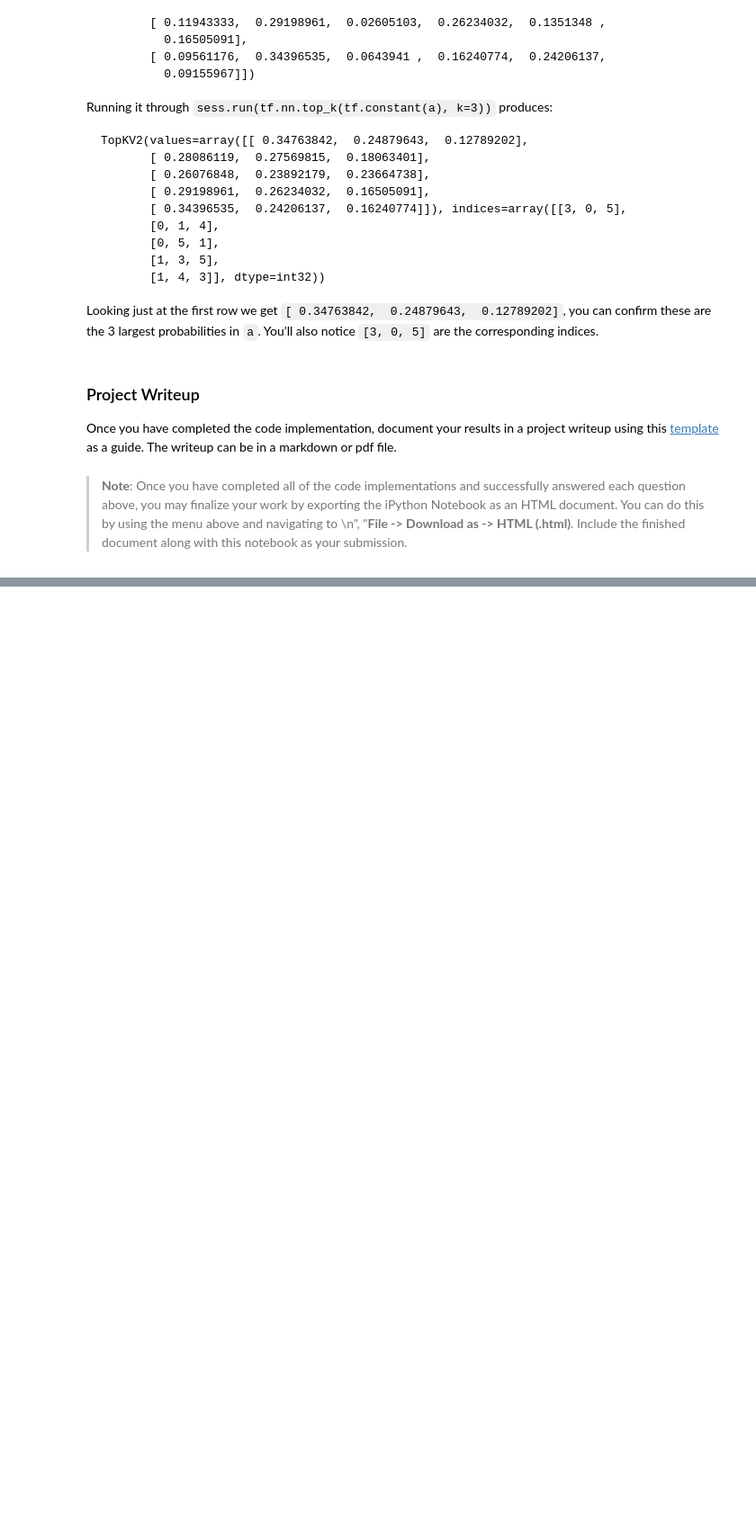
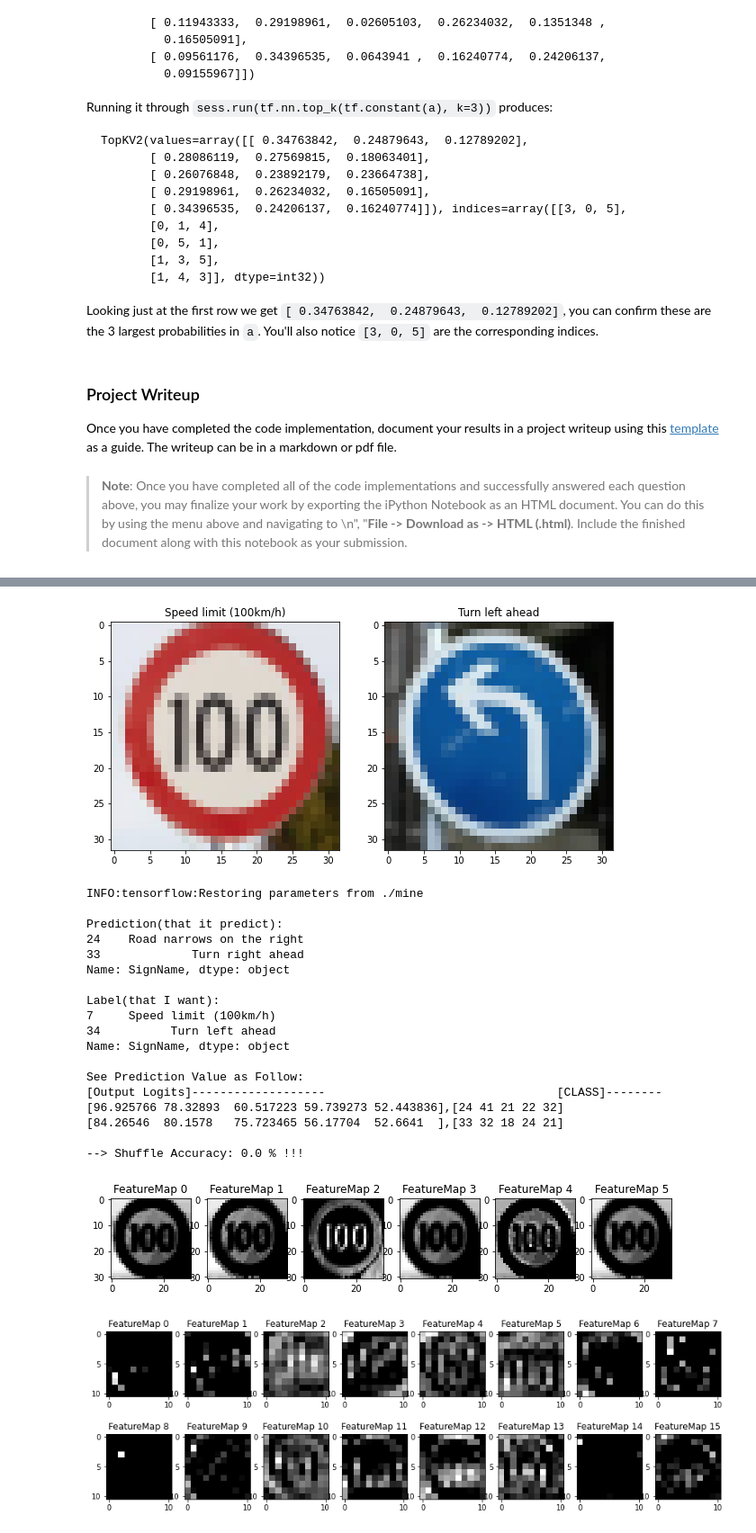
Before and after one commit to SungwookLE/NeuralLab, a Jupyter notebook: 3.Traffic_Sign_Classifier_Project/Traffic_Sign_Classifier.ipynb, the cells around one changed output, grey strips where cells are left out. Shown at 90% size. Cells and saved outputs as stored; diff of their text form; code cells hidden in the pictures; blank space fills up the shorter version.

```diff
--- a/3.Traffic_Sign_Classifier_Project/Traffic_Sign_Classifier.ipynb
+++ b/3.Traffic_Sign_Classifier_Project/Traffic_Sign_Classifier.ipynb
@@ -445,6 +534,7 @@ def outputFeatureMap(image_input, tf_activation, activation_min=-1, activation_m
     # image_input =
     # Note: x should be the same name as your network's tensorflow data placeholder variable
     # If you get an error tf_activation is not defined it may be having trouble accessing the variable from inside a function
+    tf_activation=tf.convert_to_tensor(tf_activation)
     activation = tf_activation.eval(session=sess,feed_dict={x : image_input})
     featuremaps = activation.shape[3]
     plt.figure(plt_num, figsize=(15,15))
@@ -459,3 +549,67 @@ def outputFeatureMap(image_input, tf_activation, activation_min=-1, activation_m
             plt.imshow(activation[0,:,:, featuremap], interpolation="nearest", vmin=activation_min, cmap="gray")
         else:
             plt.imshow(activation[0,:,:, featuremap], interpolation="nearest", cmap="gray")
+# %%
+### Run the predictions here and use the model to output the prediction for each image.
+### Make sure to pre-process the images with the same pre-processing pipeline used earlier.
+### Feel free to use as many code cells as needed.
+
+#Using new_image
+fig, ax = plt.subplots(1,2, figsize=(10,5))
+i=0
+for img in new_set:
+    ax[i].imshow(img)
+    ax[i].set_title( str(signames.loc[new_label[i]][1]))
+    i+=1
+
+plt.show()
+
+X_shuffle = new_set
+y_shuffle = new_label
+
+with tf.Session() as sess:
+    sess.run(tf.global_variables_initializer())
+    saver.restore(sess,'./mine')
+
+    X_shuffle_normal = normalize_all(X_shuffle)
+    logi = sess.run(logits, feed_dict={x: X_shuffle_normal, keep_prob: 1})
+    visual_conv1 = sess.run(conv1, feed_dict={x:X_shuffle_normal, keep_prob:1})
+    visual_conv2 = sess.run(conv2, feed_dict={x:X_shuffle_normal, keep_prob:1})
+
+    validation_accuracy = evaluate(X_shuffle_normal, y_shuffle)
+    TOP_logit = sess.run(tf.nn.top_k(logi, k=5))
+    outputFeatureMap(X_shuffle_normal, visual_conv1, activation_min=-1, activation_max=-1, plt_num = 1)
+    outputFeatureMap(X_shuffle_normal, visual_conv2, activation_min=-1, activation_max=-1, plt_num = 2)
+
+    print()
+    print('Prediction(that it predict):',signames["SignName"].iloc[np.argmax(logi,1)], sep='\n')
+    print()
+    print('Label(that I want):',signames["SignName"].iloc[y_shuffle], sep='\n' )
+    print()
+    print('See Prediction Value as Follow:\n[Output Logits]-------------------\t\t\t\t   [CLASS]--------')
+    for i in range(2):
+        print(str(TOP_logit[0][i])+','+str(TOP_logit[1][i]))
+    print()
+    print("--> Shuffle Accuracy: {:.1f}".format(validation_accuracy*100), '% !!!')
+# %% [output]
+[figure, added]
+INFO:tensorflow:Restoring parameters from ./mine
+
+Prediction(that it predict):
+24    Road narrows on the right
+33             Turn right ahead
+Name: SignName, dtype: object
+
+Label(that I want):
+7     Speed limit (100km/h)
+34          Turn left ahead
+Name: SignName, dtype: object
+
+See Prediction Value as Follow:
+[Output Logits]-------------------                                 [CLASS]--------
+[96.925766 78.32893  60.517223 59.739273 52.443836],[24 41 21 22 32]
+[84.26546  80.1578   75.723465 56.17704  52.6641  ],[33 32 18 24 21]
+
+--> Shuffle Accuracy: 0.0 % !!!
+[figure, added]
+[figure, added]
```
Also changed, not shown: parts of 10 cells of this notebook.
